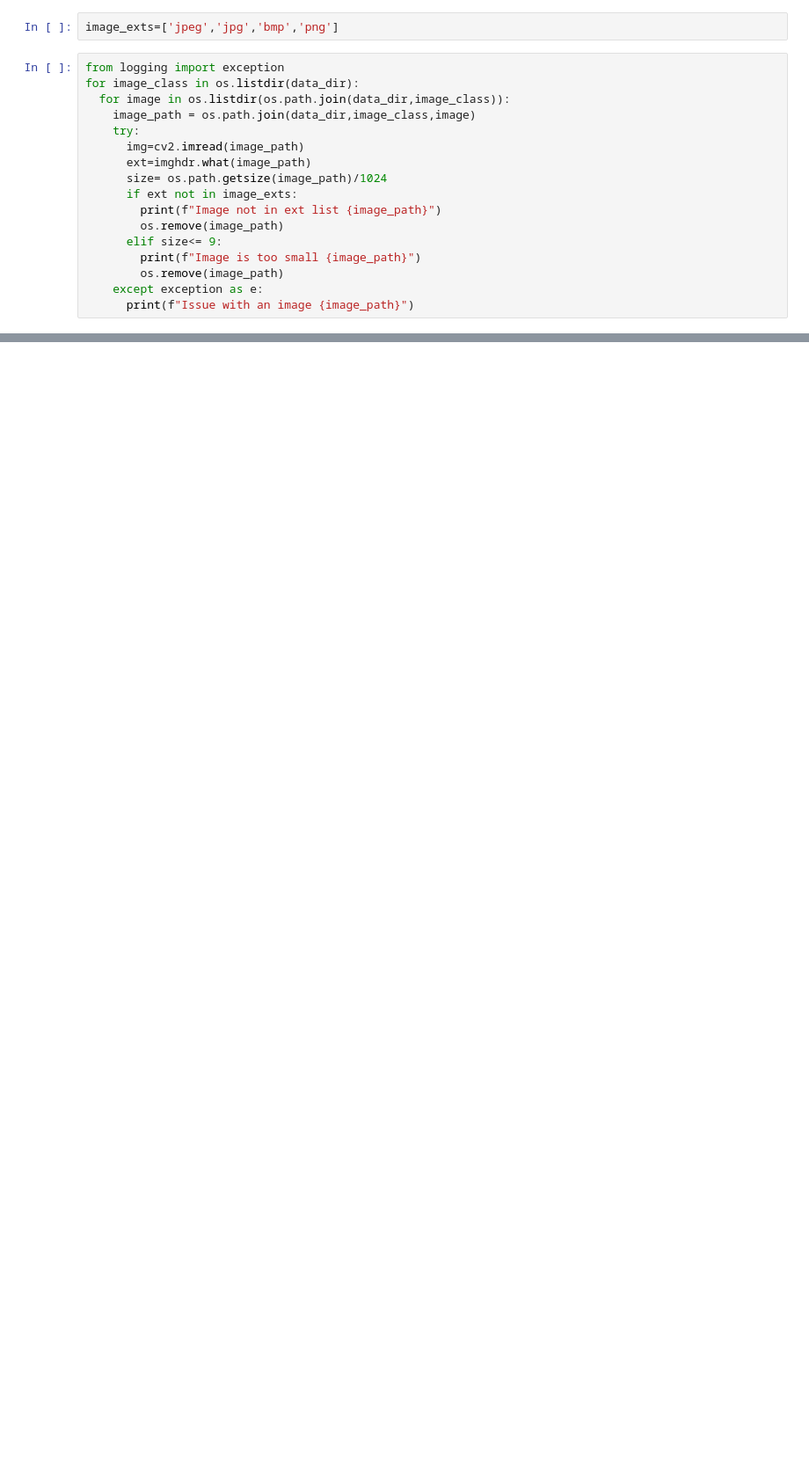
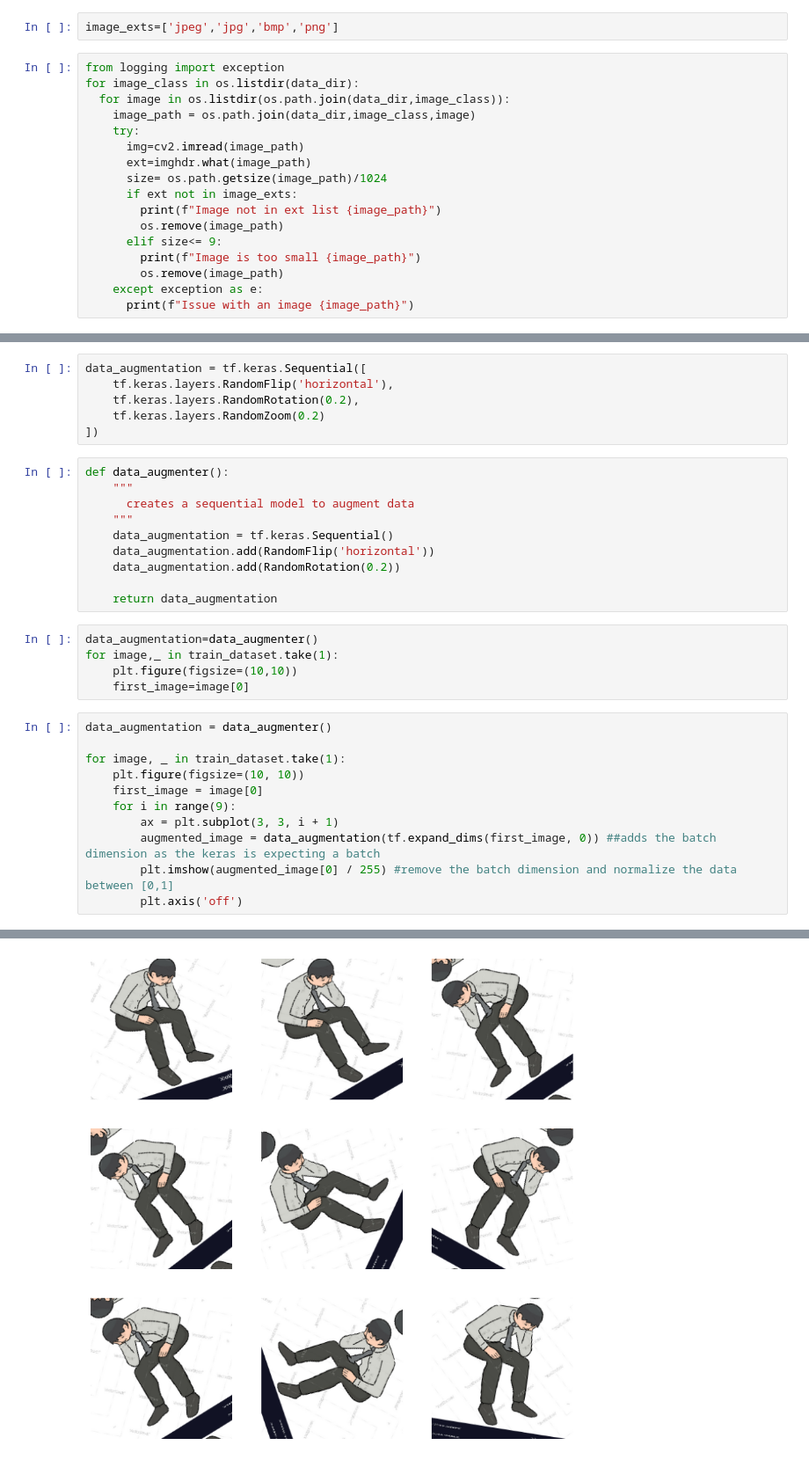
Before and after one commit to Dilshan-Lakruwan99/mood_detection, a Jupyter notebook: src/notebook/mood_classifier.ipynb, the cells around one changed output, grey strips where cells are left out. Shown at 88% size. Saved outputs shown, nothing was run; the diff lists cells and outputs as text; blank space fills up the shorter version.

```diff
--- a/src/notebook/mood_classifier.ipynb
+++ b/src/notebook/mood_classifier.ipynb
@@ -174,0 +86,33 @@ model.compile(optimizer=keras.optimizers.Adam(learning_rate=1e-5), loss=tf.losse
+# %%
+data_augmentation = tf.keras.Sequential([
+    tf.keras.layers.RandomFlip('horizontal'),
+    tf.keras.layers.RandomRotation(0.2),
+    tf.keras.layers.RandomZoom(0.2)
+])
+# %%
+def data_augmenter():
+    """
+      creates a sequential model to augment data
+    """
+    data_augmentation = tf.keras.Sequential()
+    data_augmentation.add(RandomFlip('horizontal'))
+    data_augmentation.add(RandomRotation(0.2))
+
+    return data_augmentation
+# %%
+data_augmentation=data_augmenter()
+for image,_ in train_dataset.take(1):
+    plt.figure(figsize=(10,10))
+    first_image=image[0]
+# %%
+data_augmentation = data_augmenter()
+
+for image, _ in train_dataset.take(1):
+    plt.figure(figsize=(10, 10))
+    first_image = image[0]
+    for i in range(9):
+        ax = plt.subplot(3, 3, i + 1)
+        augmented_image = data_augmentation(tf.expand_dims(first_image, 0)) ##adds the batch dimension as the keras is expecting a batch
+        plt.imshow(augmented_image[0] / 255) #remove the batch dimension and normalize the data between [0,1]
+        plt.axis('off')
+# %% [output]
@@ -174,0 +136 @@ model.compile(optimizer=keras.optimizers.Adam(learning_rate=1e-5), loss=tf.losse
+[figure, added]
```
Also changed, not shown: parts of 58 cells of this notebook.
